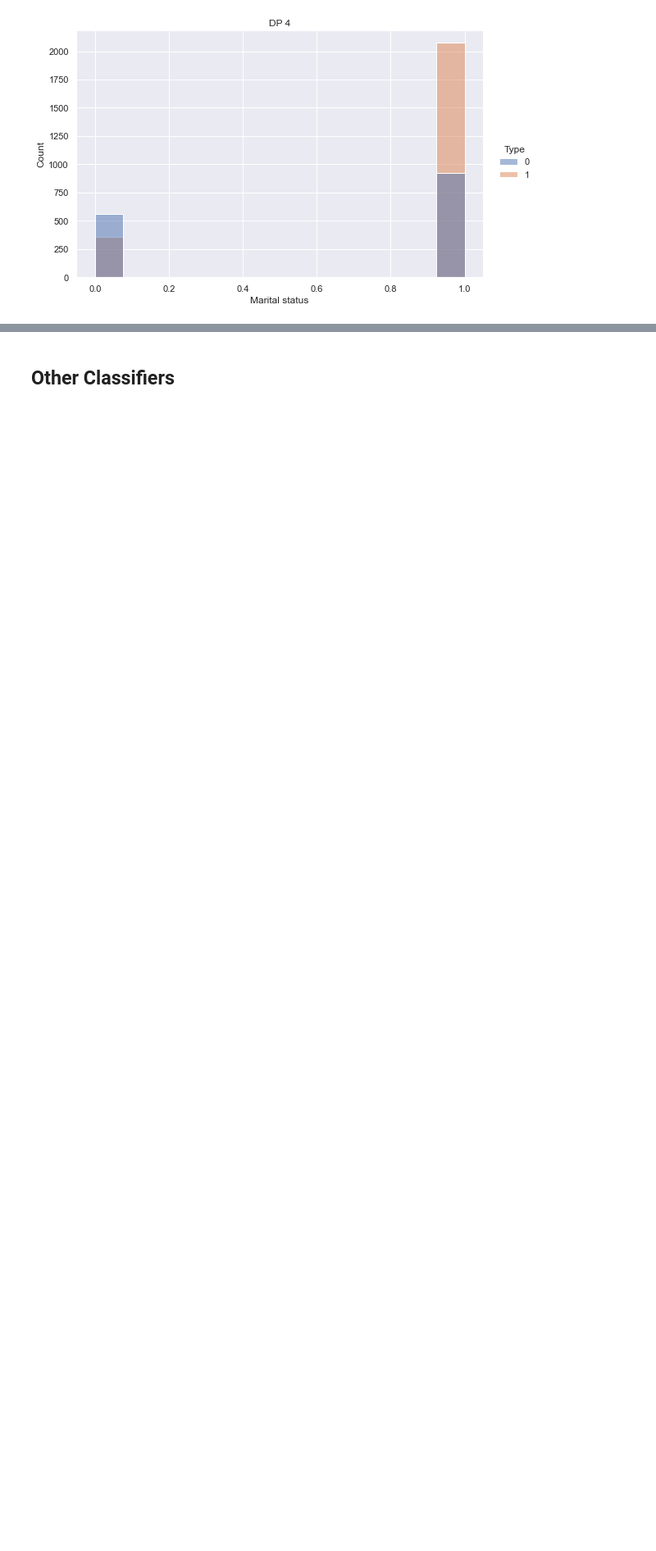
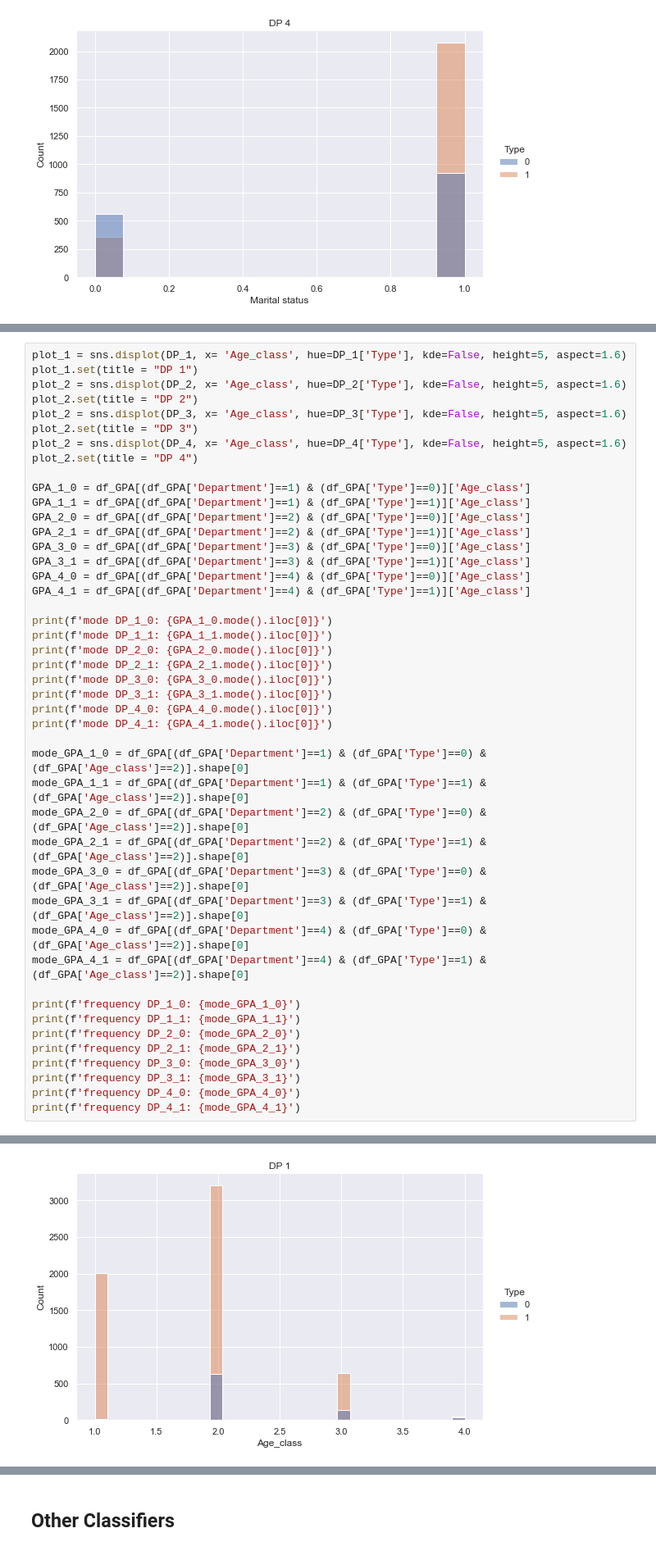
Before and after one commit to mghasemi19/ML_EconEduc, a Jupyter notebook: Type_classification.ipynb, the cells around one changed output, grey strips where cells are left out. Shown at 82% size. Drawn from its saved outputs; the diff is of its cells as text; blank space fills up the shorter version.

```diff
--- a/Type_classification.ipynb
+++ b/Type_classification.ipynb
@@ -2004,0 +2064,46 @@ Name: Age_class, dtype: int64
+# %%
+plot_1 = sns.displot(DP_1, x= 'Age_class', hue=DP_1['Type'], kde=False, height=5, aspect=1.6)
+plot_1.set(title = "DP 1")
+plot_2 = sns.displot(DP_2, x= 'Age_class', hue=DP_2['Type'], kde=False, height=5, aspect=1.6)
+plot_2.set(title = "DP 2")
+plot_2 = sns.displot(DP_3, x= 'Age_class', hue=DP_3['Type'], kde=False, height=5, aspect=1.6)
+plot_2.set(title = "DP 3")
+plot_2 = sns.displot(DP_4, x= 'Age_class', hue=DP_4['Type'], kde=False, height=5, aspect=1.6)
+plot_2.set(title = "DP 4")
+
+GPA_1_0 = df_GPA[(df_GPA['Department']==1) & (df_GPA['Type']==0)]['Age_class']
+GPA_1_1 = df_GPA[(df_GPA['Department']==1) & (df_GPA['Type']==1)]['Age_class']
+GPA_2_0 = df_GPA[(df_GPA['Department']==2) & (df_GPA['Type']==0)]['Age_class']
+GPA_2_1 = df_GPA[(df_GPA['Department']==2) & (df_GPA['Type']==1)]['Age_class']
+GPA_3_0 = df_GPA[(df_GPA['Department']==3) & (df_GPA['Type']==0)]['Age_class']
+GPA_3_1 = df_GPA[(df_GPA['Department']==3) & (df_GPA['Type']==1)]['Age_class']
+GPA_4_0 = df_GPA[(df_GPA['Department']==4) & (df_GPA['Type']==0)]['Age_class']
+GPA_4_1 = df_GPA[(df_GPA['Department']==4) & (df_GPA['Type']==1)]['Age_class']
+
+print(f'mode DP_1_0: {GPA_1_0.mode().iloc[0]}')
+print(f'mode DP_1_1: {GPA_1_1.mode().iloc[0]}')
+print(f'mode DP_2_0: {GPA_2_0.mode().iloc[0]}')
+print(f'mode DP_2_1: {GPA_2_1.mode().iloc[0]}')
+print(f'mode DP_3_0: {GPA_3_0.mode().iloc[0]}')
+print(f'mode DP_3_1: {GPA_3_1.mode().iloc[0]}')
+print(f'mode DP_4_0: {GPA_4_0.mode().iloc[0]}')
+print(f'mode DP_4_1: {GPA_4_1.mode().iloc[0]}')
+
+mode_GPA_1_0 = df_GPA[(df_GPA['Department']==1) & (df_GPA['Type']==0) & (df_GPA['Age_class']==2)].shape[0]
+mode_GPA_1_1 = df_GPA[(df_GPA['Department']==1) & (df_GPA['Type']==1) & (df_GPA['Age_class']==2)].shape[0]
+mode_GPA_2_0 = df_GPA[(df_GPA['Department']==2) & (df_GPA['Type']==0) & (df_GPA['Age_class']==2)].shape[0]
+mode_GPA_2_1 = df_GPA[(df_GPA['Department']==2) & (df_GPA['Type']==1) & (df_GPA['Age_class']==2)].shape[0]
+mode_GPA_3_0 = df_GPA[(df_GPA['Department']==3) & (df_GPA['Type']==0) & (df_GPA['Age_class']==2)].shape[0]
+mode_GPA_3_1 = df_GPA[(df_GPA['Department']==3) & (df_GPA['Type']==1) & (df_GPA['Age_class']==2)].shape[0]
+mode_GPA_4_0 = df_GPA[(df_GPA['Department']==4) & (df_GPA['Type']==0) & (df_GPA['Age_class']==2)].shape[0]
+mode_GPA_4_1 = df_GPA[(df_GPA['Department']==4) & (df_GPA['Type']==1) & (df_GPA['Age_class']==2)].shape[0]
+
+print(f'frequency DP_1_0: {mode_GPA_1_0}')
+print(f'frequency DP_1_1: {mode_GPA_1_1}')
+print(f'frequency DP_2_0: {mode_GPA_2_0}')
+print(f'frequency DP_2_1: {mode_GPA_2_1}')
+print(f'frequency DP_3_0: {mode_GPA_3_0}')
+print(f'frequency DP_3_1: {mode_GPA_3_1}')
+print(f'frequency DP_4_0: {mode_GPA_4_0}')
+print(f'frequency DP_4_1: {mode_GPA_4_1}')
+# %% [output]
@@ -2004,0 +2126 @@ Name: Age_class, dtype: int64
+[figure, added]
```
Also changed, not shown: parts of 5 cells of this notebook.
